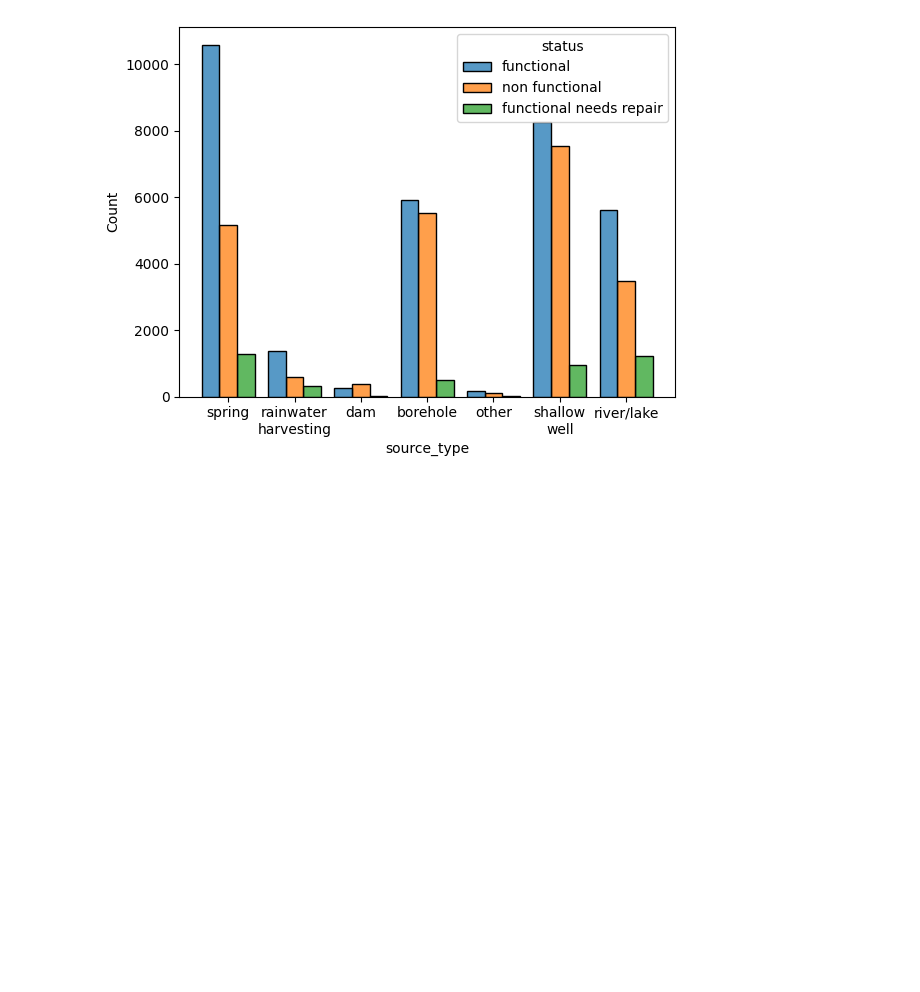
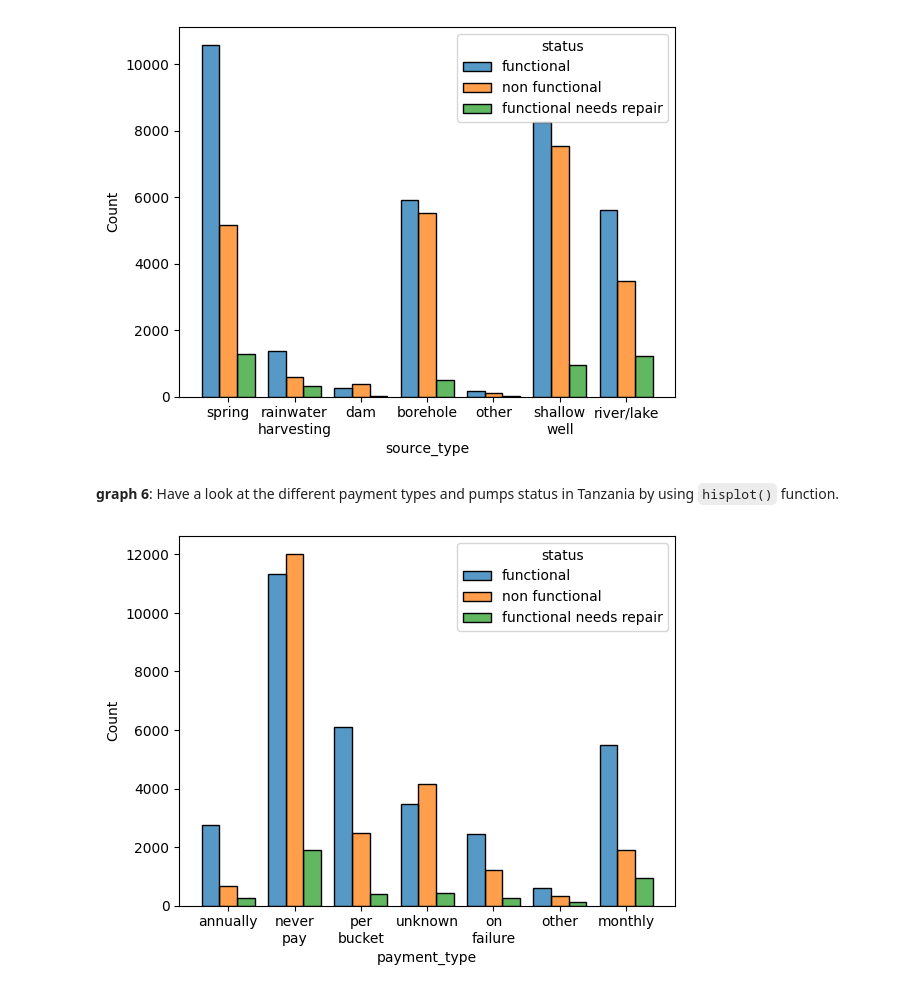
Before and after one commit to efyzx1UoN/Pump-it-Up-Data-Mining-the-Water-Table, a Jupyter notebook: cw_data_wrangling_and_preprocessing.ipynb, the cells around one changed output. Saved outputs shown, nothing was run; the diff lists cells and outputs as text; code cells hidden in the pictures; blank space fills up the shorter version.

```diff
--- a/cw_data_wrangling_and_preprocessing.ipynb
+++ b/cw_data_wrangling_and_preprocessing.ipynb
@@ -10,10 +10,10 @@ import matplotlib.pyplot as plt
 import textwrap
 
 # load train data set and label
-df_tr = pd.read_csv('./training_set_values.csv', index_col=0)
-df_tr_lable = pd.read_csv('./training_set_lable.csv', index_col=0)
+df_tr = pd.read_csv('training_set_values.csv', index_col=0)
+df_tr_lable = pd.read_csv('training_set_lable.csv', index_col=0)
 # load testing data set
-df_test = pd.read_csv('./test_set_values.csv', index_col=0)
+df_test = pd.read_csv('test_set_values.csv', index_col=0)
 # %% [markdown]
 ##### Step 1:
 Drop useless columns to make dataset lighter and easier.
@@ -212,3 +212,12 @@ wrap_labels(ax, 8)
 plt.show()
 # %% [output]
 [figure]
+# %% [markdown]
+**graph 6**: Have a look at the different payment types and pumps status in Tanzania by using `hisplot()` function.
+# %%
+fig, ax = plt.subplots()
+sns.histplot(data=df_tr, x='payment_type', hue='status', multiple='dodge', shrink=.8)
+wrap_labels(ax, 8)
+plt.show()
+# %% [output]
+[figure, added]
```
